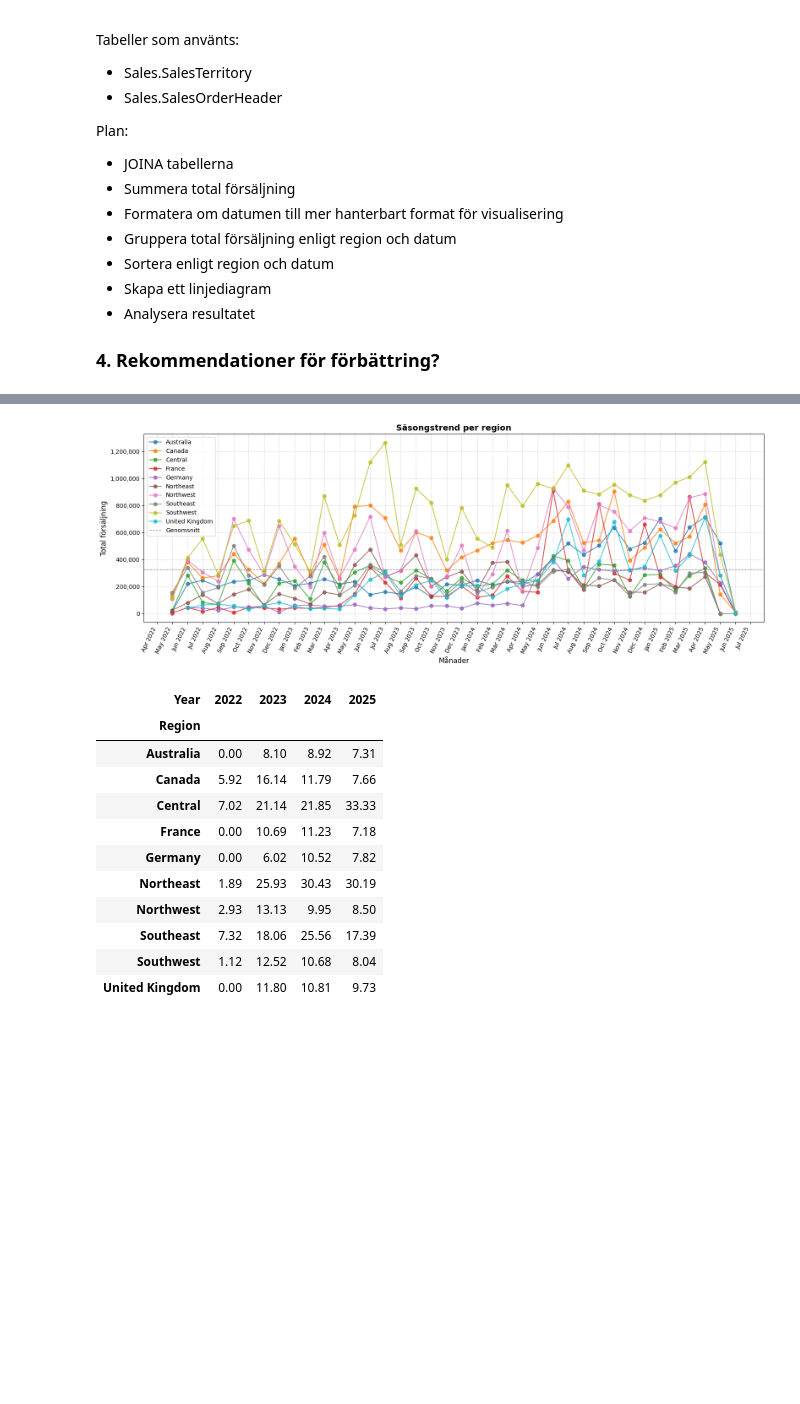
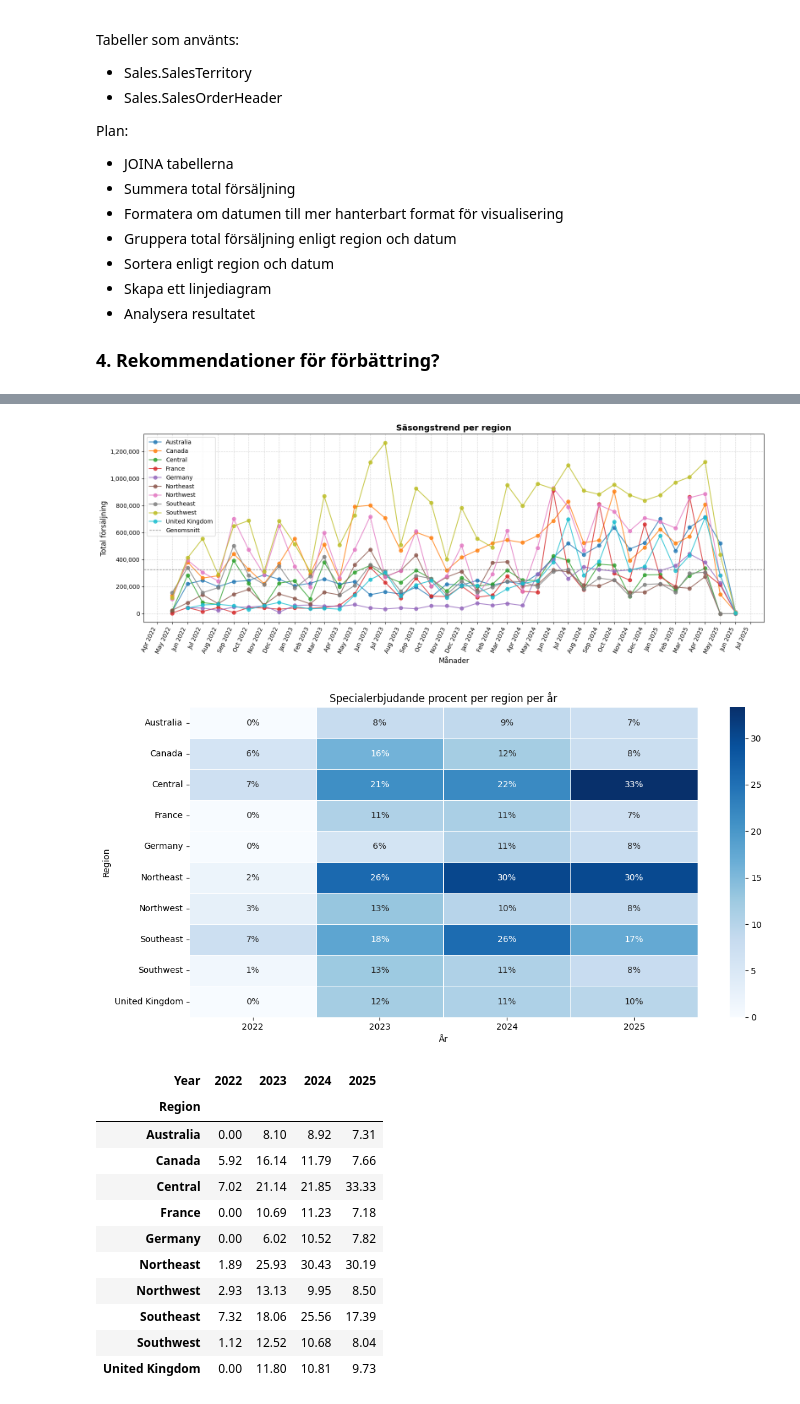
Before and after one commit to emanuelssonlinnea-rgb/SQL_Examinerande_Uppgift, a Jupyter notebook: notebooks/analys.ipynb, the cells around one changed output, grey strips where cells are left out. Cells and saved outputs as stored; diff of their text form; code cells hidden in the pictures; blank space fills up the shorter version.

```diff
--- a/notebooks/analys.ipynb
+++ b/notebooks/analys.ipynb
@@ -767,33 +767,55 @@ SpecialOfferSales AS (
 )
 SELECT
     t.Region,
     t.Year,
     COALESCE(s.SpecialOfferOrders, 0) AS SpecialOfferOrders,
     t.TotalOrders,
     CAST(
         COALESCE(s.SpecialOfferOrders, 0) * 100.0 / t.TotalOrders
         AS DECIMAL(5,2)
     ) AS PercentageWithSpecialOffer,
     COALESCE(s.SpecialOfferSales, 0) AS SpecialOfferSales
 FROM TotalSalesPerYear t
 LEFT JOIN SpecialOfferSales s
     ON t.Region = s.Region
    AND t.Year = s.Year
 ORDER BY t.Year, t.Region;
 """
 df_vis11 = query_df(query_vis11)
 
 #SpecialOfferSales per region per år
 pivot = df_vis11.pivot(
     index="Region",
     columns="Year",
     values="PercentageWithSpecialOffer"
 )
+
+
+def percent_format(x):
+    return f"{x:.0f}%"
+annot_matrix = pivot.applymap(percent_format)
+
+fig, ax = plt.subplots(figsize=(12,6))
+
+sns.heatmap(
+    pivot,
+    annot=annot_matrix,
+    fmt="",
+    linewidth=.5,
+    cmap="Blues")
+
+plt.title("Specialerbjudande procent per region per år")
+plt.xlabel("År")
+plt.ylabel("Region")
+plt.tight_layout()
+plt.show()
+
 pivot
 # %% [output]
 [figure]
 [figure]
 [figure]
+[figure, added]
 | Year | 2022 | 2023 | 2024 | 2025 |
 | Region |  |  |  |  |
 | Australia | 0.00 | 8.10 | 8.92 | 7.31 |
```
Also changed, not shown: parts of 2 cells of this notebook.
